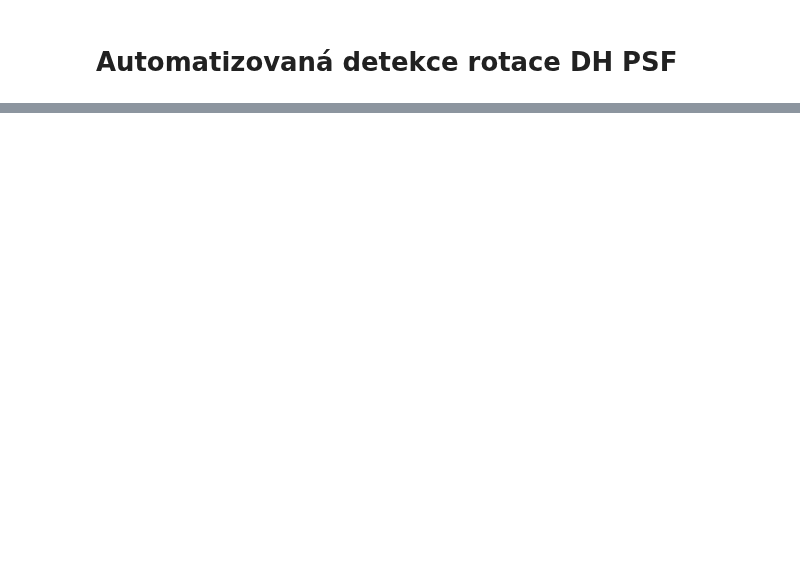
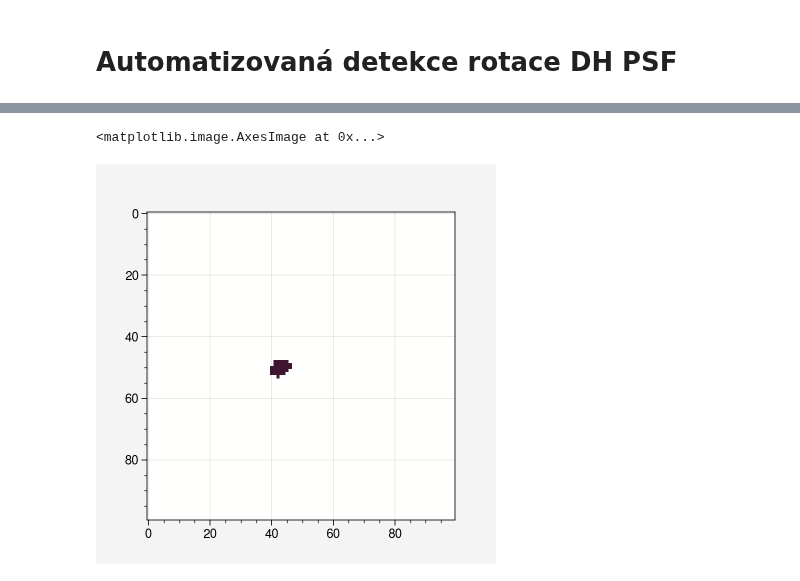
Before and after one commit to Kubiczek36/AF_module_automatition, a Jupyter notebook: psf_rotation.ipynb, the cells around one changed output, grey strips where cells are left out. Cells and saved outputs as stored; diff of their text form; code cells hidden in the pictures; blank space fills up the shorter version.

```diff
--- a/psf_rotation.ipynb
+++ b/psf_rotation.ipynb
@@ -38,0 +95,7 @@ fig.save("vysl.png", dpi=333)
+# %%
+# fill_psf = ndi.binary_fill_holes(image)
+label_objects, nb_labels = ndi.label(fill_psf)
+plt.imshow(label_objects*(label_objects == 1))
+# %% [output]
+<matplotlib.image.AxesImage at 0x...>
+[figure, added]
```
Also changed, not shown: parts of 12 cells of this notebook, 1 other file.
